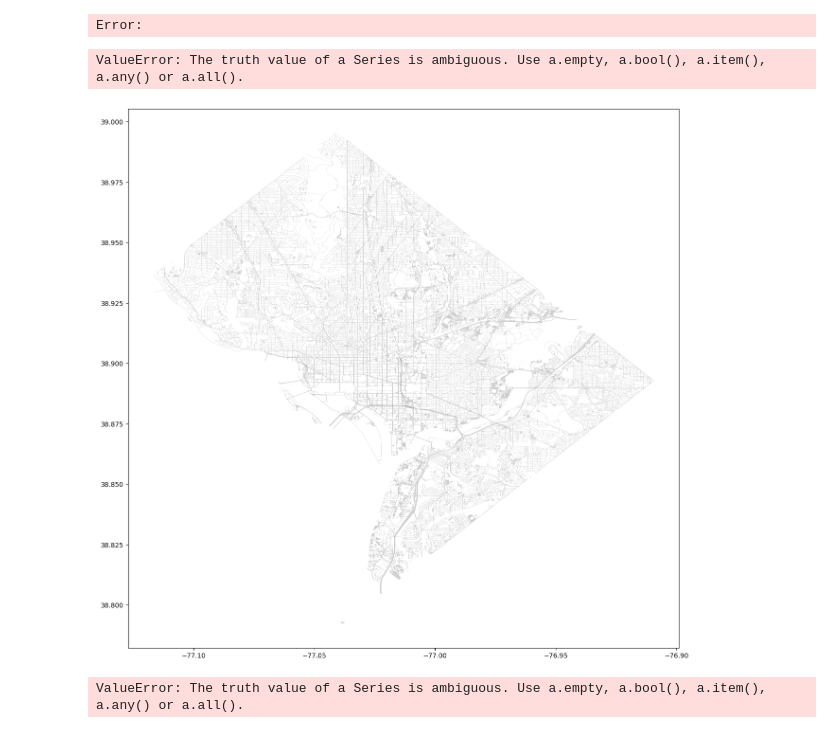
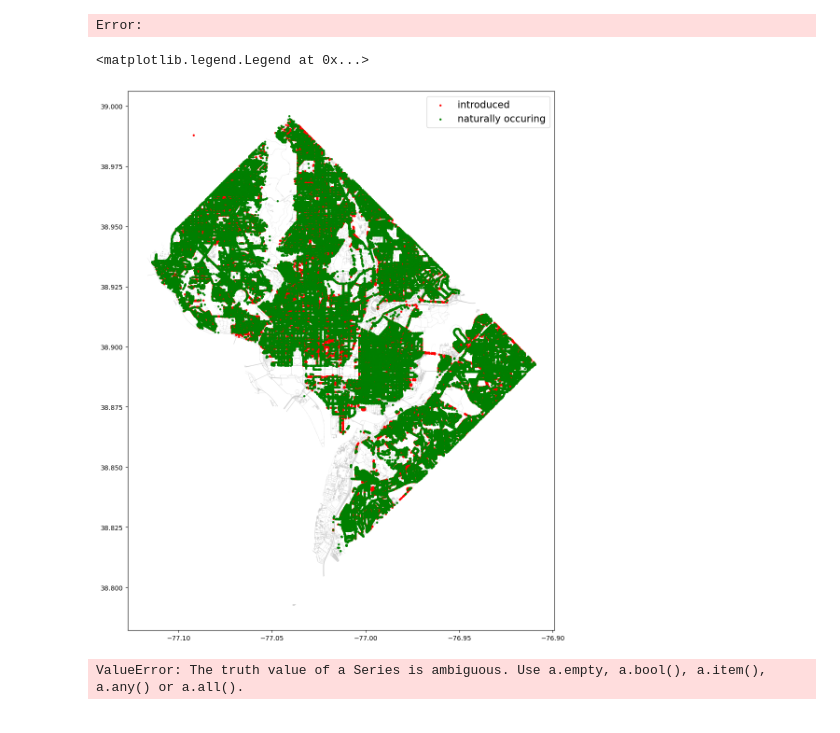
Before and after one commit to alexisf125/TreeData, a Jupyter notebook: plotting.ipynb, the cells around one changed output. Cells and saved outputs as stored; diff of their text form; code cells hidden in the pictures.

```diff
--- a/plotting.ipynb
+++ b/plotting.ipynb
@@ -97,21 +97,21 @@ Error:
 # %%
 msize = 5
 fig, ax = plt.subplots(figsize=(15,15))
 street_map.plot(ax=ax, alpha=0.4, color='grey')
-geo_df[(geo_df['native_introduced'] == 1 and geo_df['native_naturally_occurring'] == 0)].plot(ax=ax,
+geo_df[(geo_df['native_introduced'] == 1) & (geo_df['native_naturally_occurring'] == 0)].plot(ax=ax,
                                        markersize=msize,
                                        color='red',
                                     #    marker='o',
                                        label='introduced')
-geo_df[geo_df['native_introduced'] == 0 and geo_df['native_naturally_occurring'] == 1].plot(ax=ax,
+geo_df[(geo_df['native_introduced'] == 0) & (geo_df['native_naturally_occurring'] == 1)].plot(ax=ax,
                                        markersize=msize,
                                        color='g',
                                     #    marker='^',
                                        label='naturally occuring')
 plt.legend(prop={'size':15})
 # %% [output]
-ValueError: The truth value of a Series is ambiguous. Use a.empty, a.bool(), a.item(), a.any() or a.all().
+<matplotlib.legend.Legend at 0x...>
-[figure, old version]
+[figure, new version]
 # %%
 geo_df[geo_df['native_introduced'] == 1].all() and geo_df[geo_df['native_naturally_occurring'] == 0].all()
 # %% [output]
```
